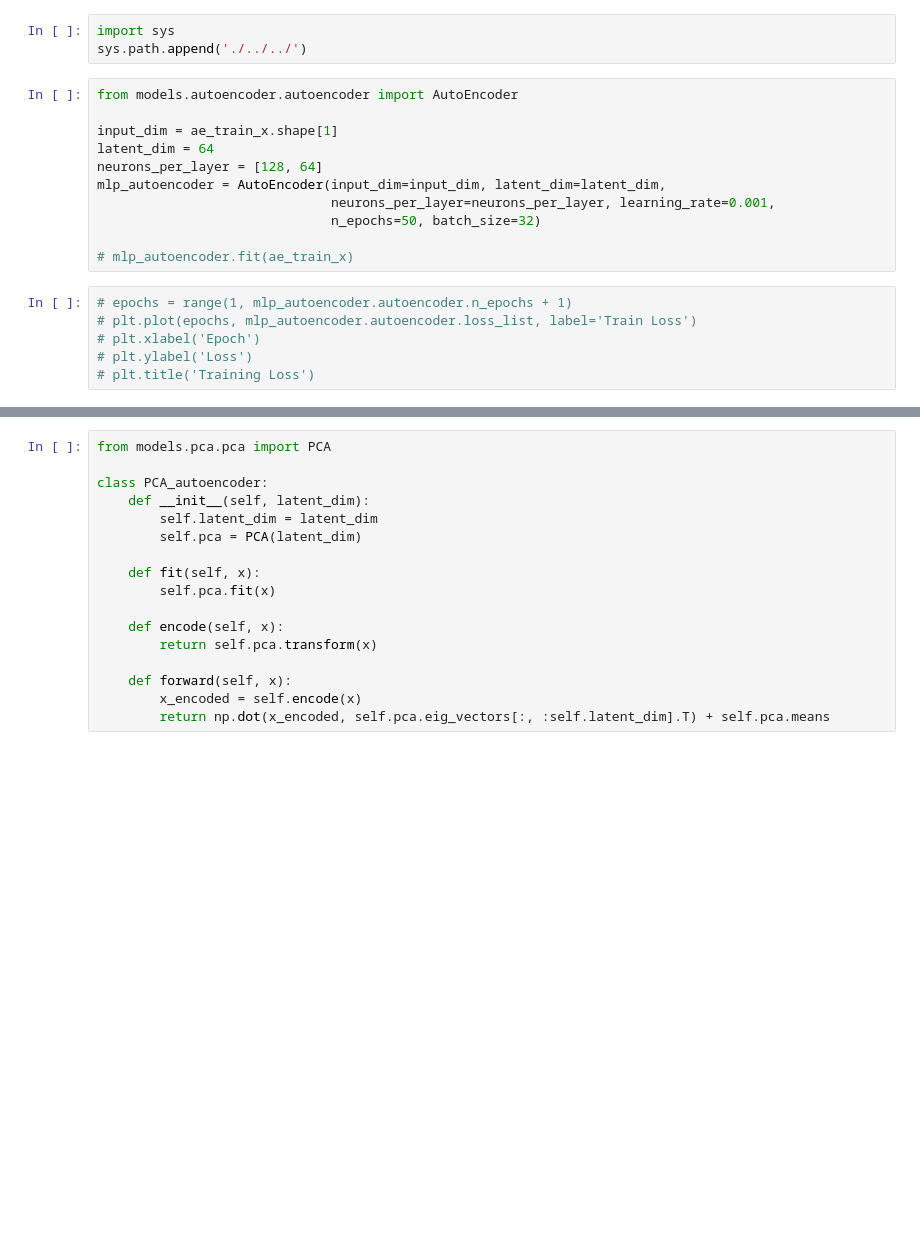
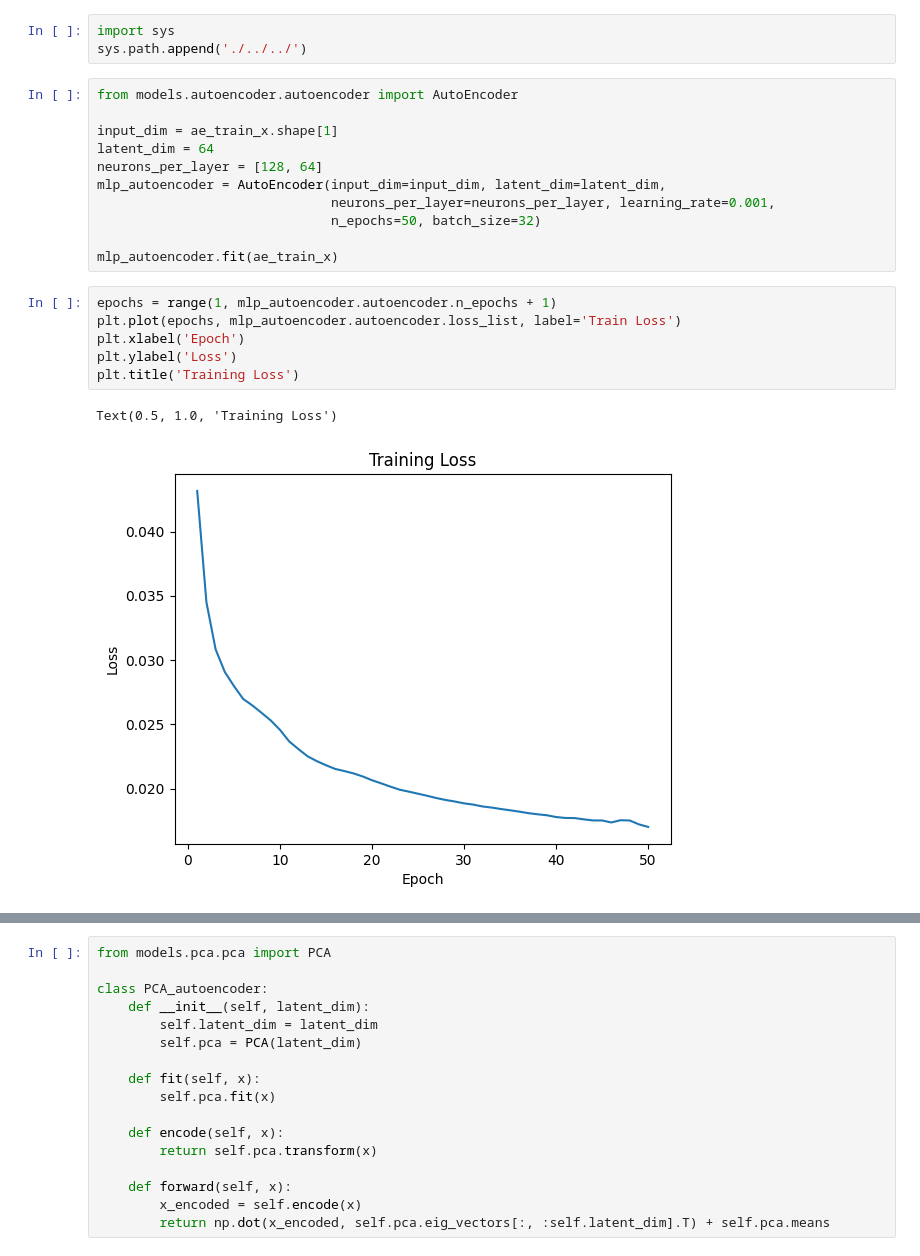
Before and after one commit to himanshuyv/SMAI, a Jupyter notebook: assignments/4/CNN.ipynb, the cells around one changed output, grey strips where cells are left out. Cells and saved outputs as stored; diff of their text form; blank space fills up the shorter version.

```diff
--- a/assignments/4/CNN.ipynb
+++ b/assignments/4/CNN.ipynb
@@ -614,11 +614,14 @@ mlp_autoencoder = AutoEncoder(input_dim=input_dim, latent_dim=latent_dim,
                               neurons_per_layer=neurons_per_layer, learning_rate=0.001,
                               n_epochs=50, batch_size=32)
 
-# mlp_autoencoder.fit(ae_train_x)
+mlp_autoencoder.fit(ae_train_x)
 # %%
-# epochs = range(1, mlp_autoencoder.autoencoder.n_epochs + 1)
-# plt.plot(epochs, mlp_autoencoder.autoencoder.loss_list, label='Train Loss')
-# plt.xlabel('Epoch')
-# plt.ylabel('Loss')
-# plt.title('Training Loss')
+epochs = range(1, mlp_autoencoder.autoencoder.n_epochs + 1)
+plt.plot(epochs, mlp_autoencoder.autoencoder.loss_list, label='Train Loss')
+plt.xlabel('Epoch')
+plt.ylabel('Loss')
+plt.title('Training Loss')
+# %% [output]
+Text(0.5, 1.0, 'Training Loss')
+[figure, added]
 # %%
```
Also changed, not shown: parts of 8 cells of this notebook.
